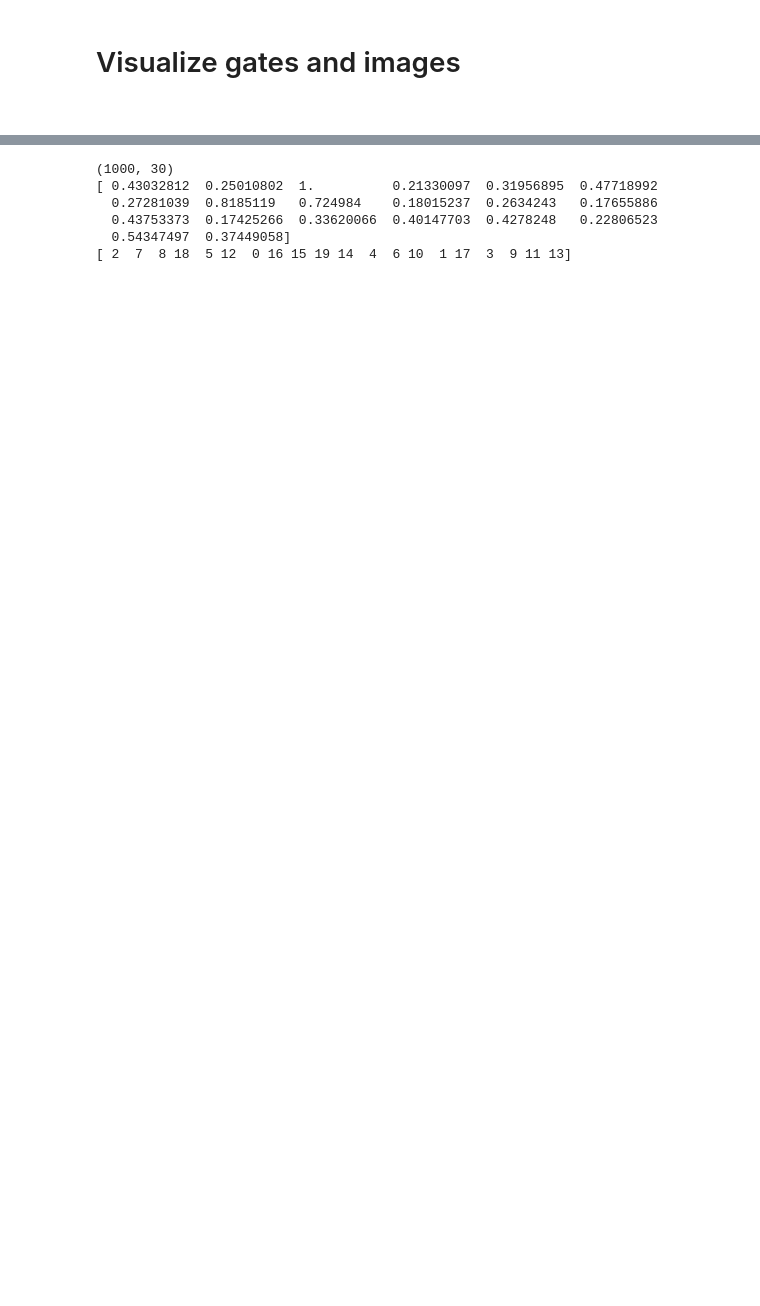
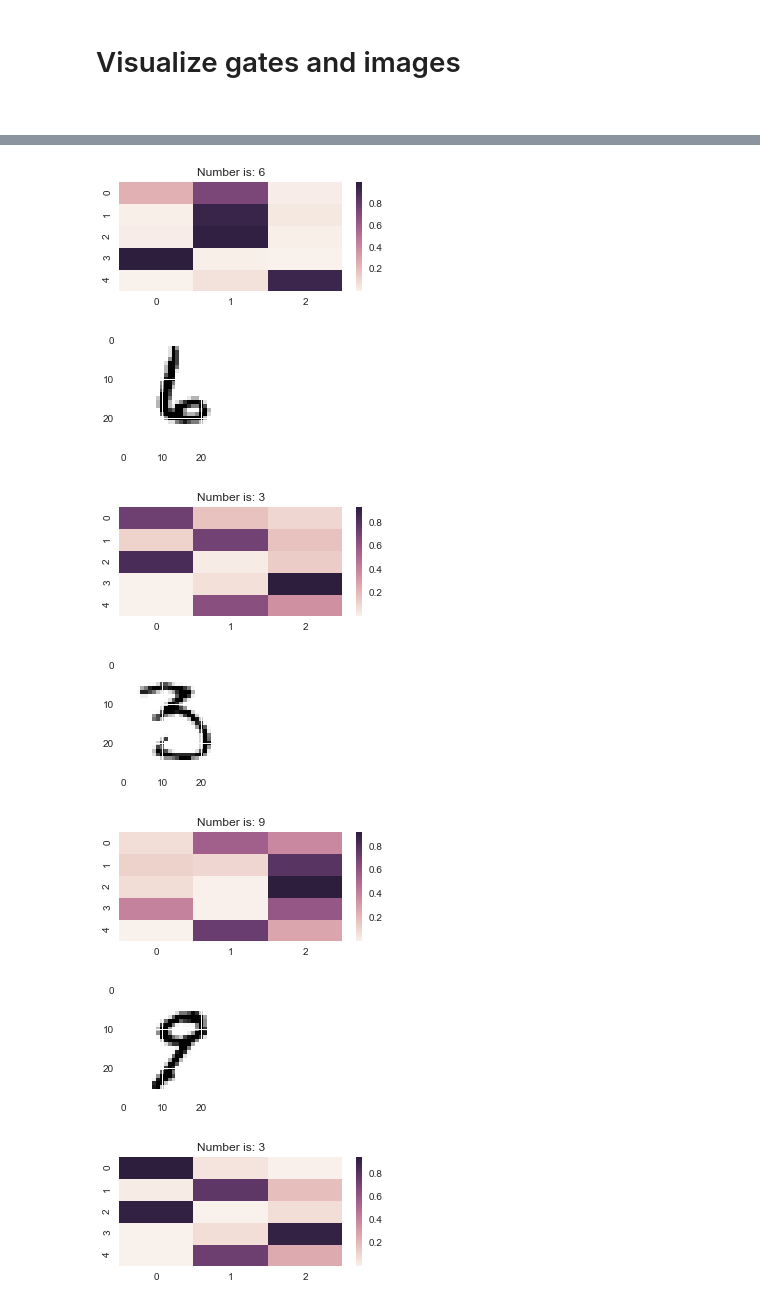
Before and after one commit to polzounov/gatenet, a Jupyter notebook: Gatenet/visualize_gates.ipynb, the cells around one changed output, grey strips where cells are left out. Cells and saved outputs as stored; diff of their text form; code cells hidden in the pictures; blank space fills up the shorter version.

Commit message:
Refactored code in visualizations

```diff
--- a/Gatenet/visualize_gates.ipynb
+++ b/Gatenet/visualize_gates.ipynb
@@ -6,10 +6,13 @@ import numpy as np
 import numpy as np
 import matplotlib
 import pickle
+from plotting_utils import *
 from sklearn.manifold import TSNE
 from sklearn.decomposition import PCA
 
-sns.set(font_scale=1.5, context=c)
+sns.set(font_scale=1, context='notebook')
+matplotlib.rcParams['figure.figsize'] = 10,10
+plt.rcParams['axes.facecolor'] = '#f5f5f5f5'
 # %% [markdown]
 # Load data
 <br>
@@ -83,25 +139,10 @@ for i in range(num_test_digits):
-# %%
-# Compute cosine similarity
-gate_vectors = np.reshape(gates, (-1, parameter_dict['L']*parameter_dict['M']))
-print(gate_vectors.shape)
-gate_vectors = np.transpose(gate_vectors)
-
-trial = 2
-output = np.zeros(num_test_digits)
-for i in range(num_test_digits):
-    a = gate_vectors[:, trial]
-    b = gate_vectors[:, i]
-    an = a/np.linalg.norm(a)
-    bn = b/np.linalg.norm(b)
-    output[i] = np.dot(an,bn)
-
-print(output)
-elems = np.argsort(output)
-print(elems[::-1])
-# %% [output]
-(1000, 30)
-[ 0.43032812  0.25010802  1.          0.21330097  0.31956895  0.47718992
-  0.27281039  0.8185119   0.724984    0.18015237  0.2634243   0.17655886
-  0.43753373  0.17425266  0.33620066  0.40147703  0.4278248   0.22806523
-  0.54347497  0.37449058]
-[ 2  7  8 18  5 12  0 16 15 19 14  4  6 10  1 17  3  9 11 13]
+# %%
+visualize_gates(gates, images, num_test_digits=5)
+# %% [output]
+[figure, added]
+[figure, added]
+[figure, added]
+[figure, added]
+[figure, added]
+[figure, added]
+[figure, added]
```
Also changed, not shown: parts of 22 cells of this notebook.
